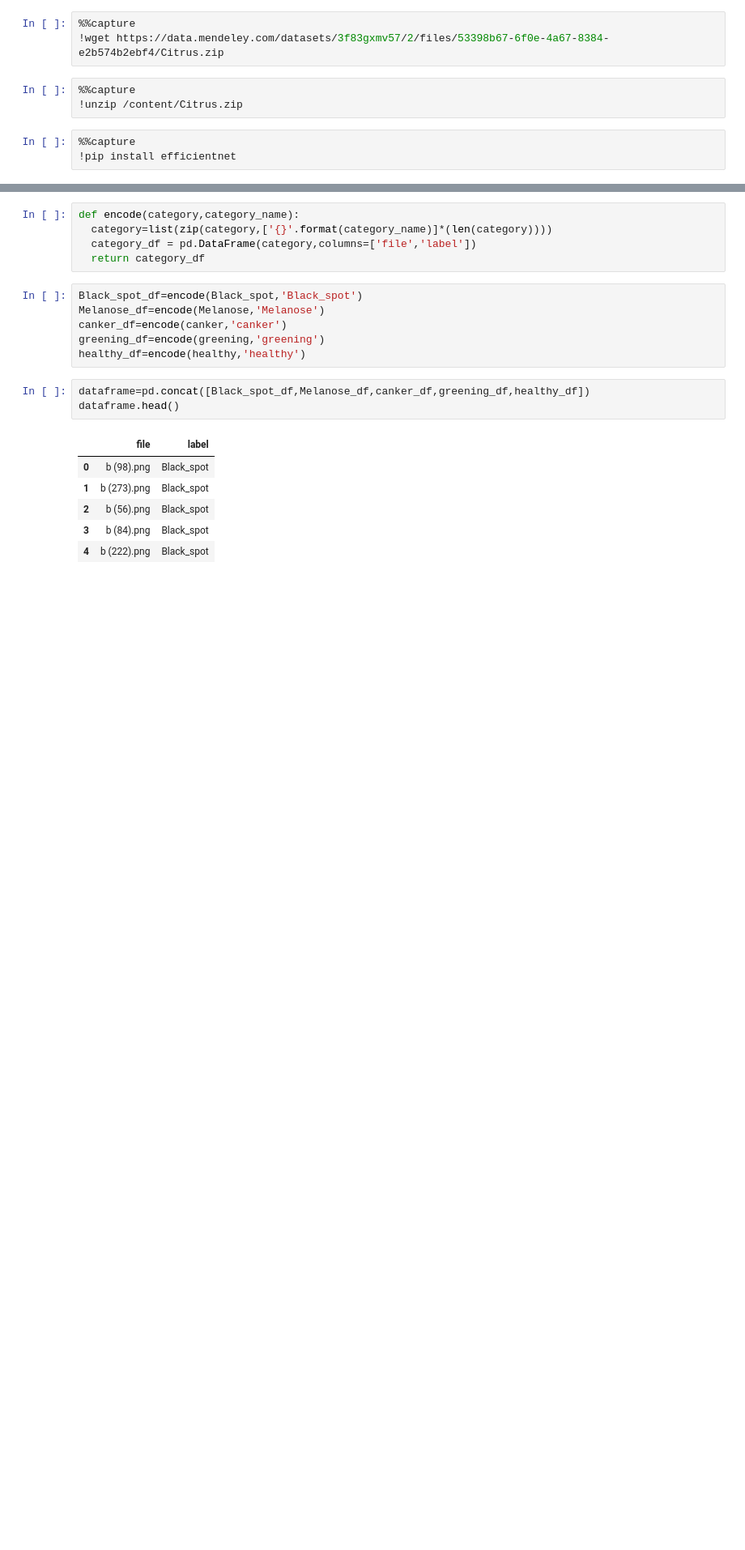
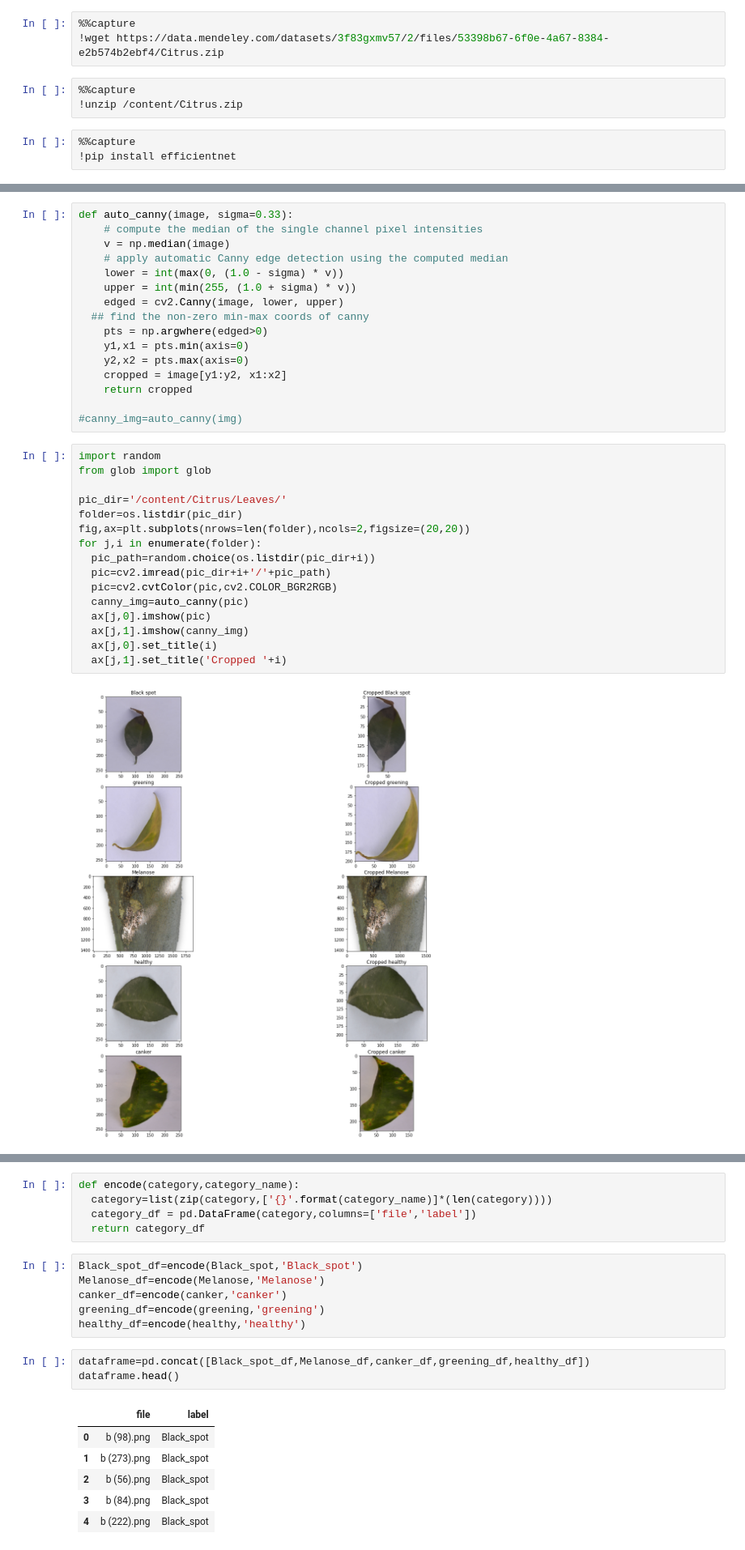
Before and after one commit to talhaanwarch/Plant-Leaf-Disease-Classification, a Jupyter notebook: stratified_aug.ipynb, the cells around one changed output, grey strips where cells are left out. Shown at 81% size. Drawn from its saved outputs; the diff is of its cells as text; blank space fills up the shorter version.

```diff
--- a/stratified_aug.ipynb
+++ b/stratified_aug.ipynb
@@ -27 +29,35 @@ import numpy as np
+# %%
+def auto_canny(image, sigma=0.33):
+	# compute the median of the single channel pixel intensities
+	v = np.median(image)
+	# apply automatic Canny edge detection using the computed median
+	lower = int(max(0, (1.0 - sigma) * v))
+	upper = int(min(255, (1.0 + sigma) * v))
+	edged = cv2.Canny(image, lower, upper)
+  ## find the non-zero min-max coords of canny
+	pts = np.argwhere(edged>0)
+	y1,x1 = pts.min(axis=0)
+	y2,x2 = pts.max(axis=0)
+	cropped = image[y1:y2, x1:x2]
+	return cropped
+
+#canny_img=auto_canny(img)
+# %%
+import random
+from glob import glob
+
+pic_dir='/content/Citrus/Leaves/'
+folder=os.listdir(pic_dir)
+fig,ax=plt.subplots(nrows=len(folder),ncols=2,figsize=(20,20))
+for j,i in enumerate(folder):
+  pic_path=random.choice(os.listdir(pic_dir+i))
+  pic=cv2.imread(pic_dir+i+'/'+pic_path)
+  pic=cv2.cvtColor(pic,cv2.COLOR_BGR2RGB)
+  canny_img=auto_canny(pic)
+  ax[j,0].imshow(pic)
+  ax[j,1].imshow(canny_img)
+  ax[j,0].set_title(i)
+  ax[j,1].set_title('Cropped '+i)
+# %% [output]
+[figure, added]
 # %%
```
Also changed, not shown: parts of 13 cells of this notebook.
